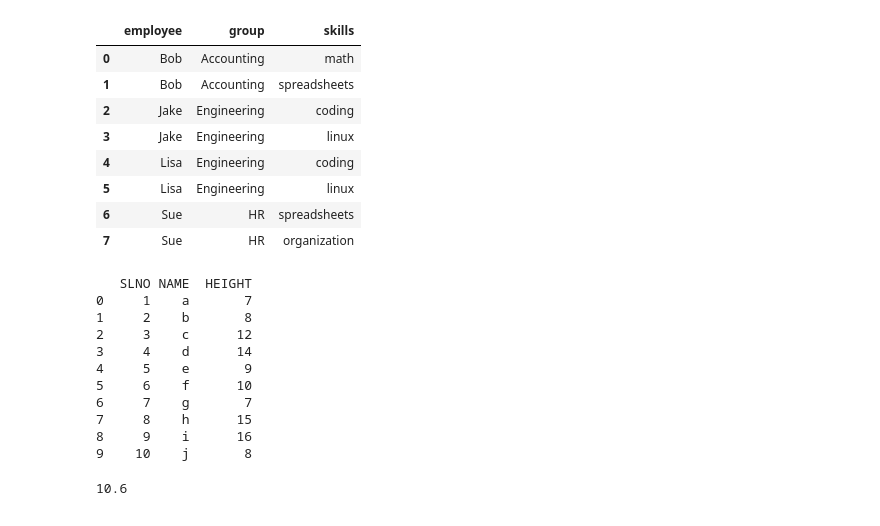
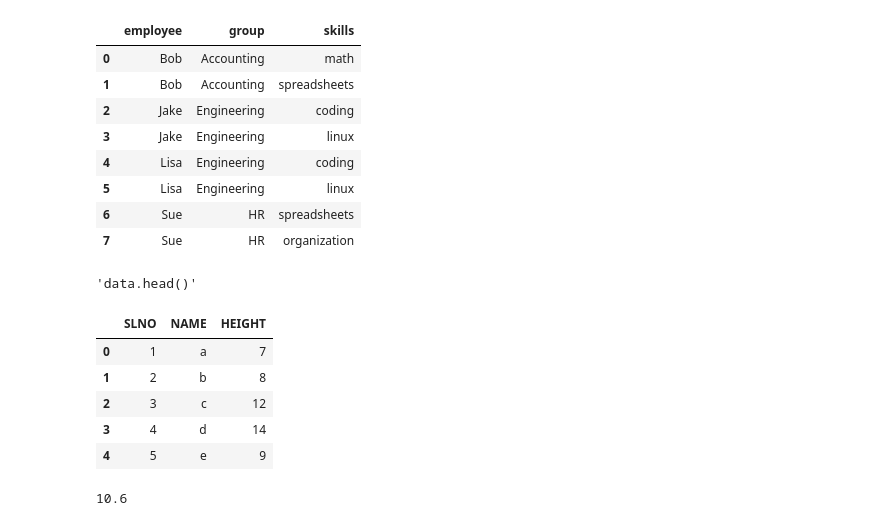
Before and after one commit to Luckygsm/internship, a Jupyter notebook: CSV.ipynb, the cells around one changed output. Saved outputs shown, nothing was run; the diff lists cells and outputs as text; code cells hidden in the pictures.

```diff
--- a/CSV.ipynb
+++ b/CSV.ipynb
@@ -101,19 +101,17 @@ pd.merge(df1, df5)
 | 5 | Lisa | Engineering | linux |
 | 6 | Sue | HR | spreadsheets |
 | 7 | Sue | HR | organization |
-# %%
-df=pd.read_csv('2.csv')
-print(df)
-# %% [output]
-   SLNO NAME  HEIGHT
-0     1    a       7
-1     2    b       8
-2     3    c      12
-3     4    d      14
-4     5    e       9
-5     6    f      10
-6     7    g       7
-7     8    h      15
-8     9    i      16
-9    10    j       8
+# %%
+import pandas as pd
+data=pd.read_csv('2.csv')
+display('data.head()')
+data.head()
+# %% [output]
+'data.head()'
+|  | SLNO | NAME | HEIGHT |
+| 0 | 1 | a | 7 |
+| 1 | 2 | b | 8 |
+| 2 | 3 | c | 12 |
+| 3 | 4 | d | 14 |
+| 4 | 5 | e | 9 |
 # %%
```
Also changed, not shown: parts of 3 cells of this notebook.
